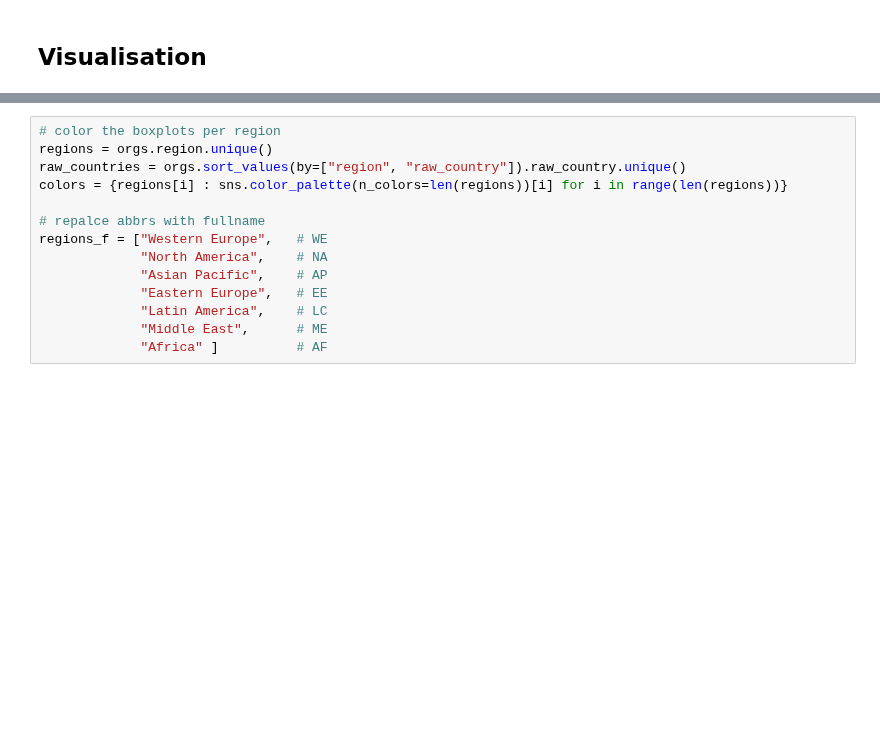
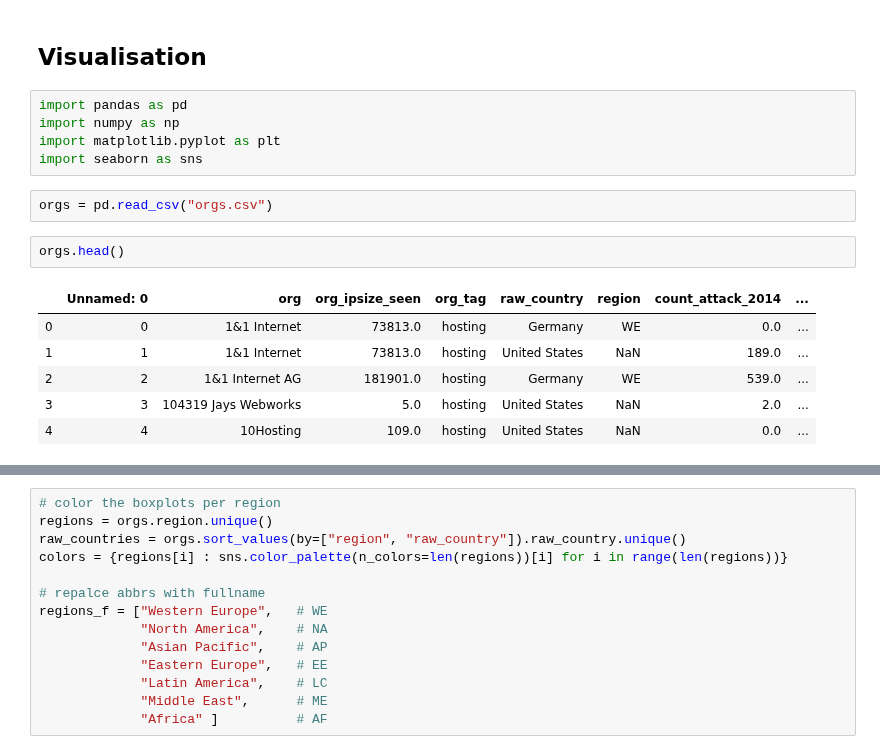
Before and after one commit to WKSu/WM0824TU-economics-of-cybersecurity-DDoS, a Jupyter notebook: block4-SecurityEconomics/hosting-provider-org.ipynb, the cells around one changed output, grey strips where cells are left out. Saved outputs shown, nothing was run; the diff lists cells and outputs as text; blank space fills up the shorter version.

```diff
--- a/block4-SecurityEconomics/hosting-provider-org.ipynb
+++ b/block4-SecurityEconomics/hosting-provider-org.ipynb
@@ -116,2 +75,18 @@ orgs
 # %% [markdown]
 ## Visualisation
+# %%
+import pandas as pd
+import numpy as np
+import matplotlib.pyplot as plt
+import seaborn as sns
+# %%
+orgs = pd.read_csv("orgs.csv")
+# %%
+orgs.head()
+# %% [output]
+|  | Unnamed: 0 | org | org_ipsize_seen | org_tag | raw_country | region | count_attack_2014 | ... |
+| 0 | 0 | 1&1 Internet | 73813.0 | hosting | Germany | WE | 0.0 | ... |
+| 1 | 1 | 1&1 Internet | 73813.0 | hosting | United States | NaN | 189.0 | ... |
+| 2 | 2 | 1&1 Internet AG | 181901.0 | hosting | Germany | WE | 539.0 | ... |
+| 3 | 3 | 104319 Jays Webworks | 5.0 | hosting | United States | NaN | 2.0 | ... |
+| 4 | 4 | 10Hosting | 109.0 | hosting | United States | NaN | 0.0 | ... |
```
Also changed, not shown: parts of 13 cells of this notebook.
